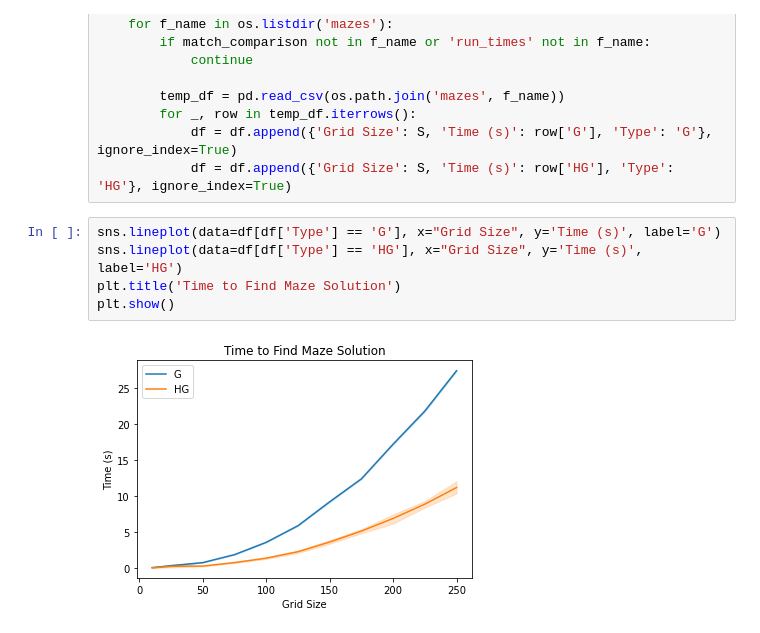
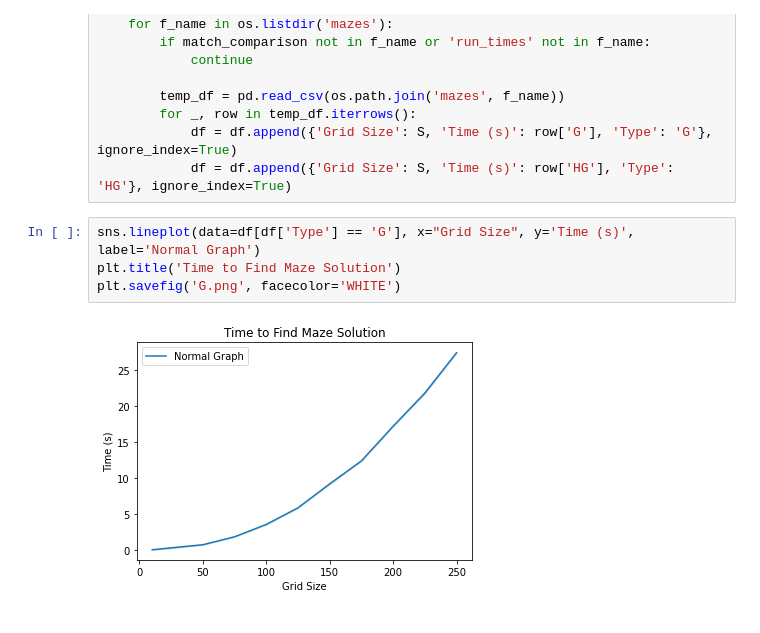
Before and after one commit to bi3mer/simplifying_graphs_for_pathfinding, a Jupyter notebook: Maze_Graphing.ipynb, the cells around one changed output. Cells and saved outputs as stored; diff of their text form.

```diff
--- a/Maze_Graphing.ipynb
+++ b/Maze_Graphing.ipynb
@@ -19,9 +19,8 @@ for S in SIZES:
             df = df.append({'Grid Size': S, 'Time (s)': row['G'], 'Type': 'G'}, ignore_index=True)
             df = df.append({'Grid Size': S, 'Time (s)': row['HG'], 'Type': 'HG'}, ignore_index=True)
 # %%
-sns.lineplot(data=df[df['Type'] == 'G'], x="Grid Size", y='Time (s)', label='G')
-sns.lineplot(data=df[df['Type'] == 'HG'], x="Grid Size", y='Time (s)', label='HG')
+sns.lineplot(data=df[df['Type'] == 'G'], x="Grid Size", y='Time (s)', label='Normal Graph')
 plt.title('Time to Find Maze Solution')
-plt.show()
+plt.savefig('G.png', facecolor='WHITE')
 # %% [output]
-[figure, old version]
+[figure, new version]
```
Also changed, not shown: parts of 1 cell of this notebook, 6 other files.
